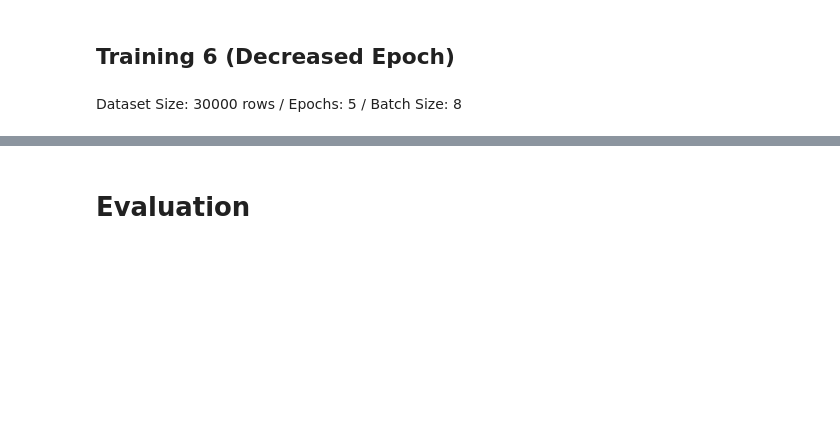
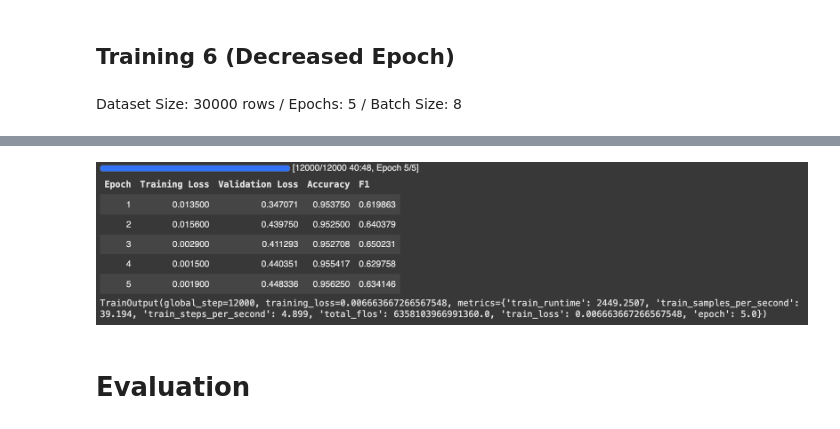
Before and after one commit to vhinatav/IAT360_FinalProject, a Jupyter notebook: ToxicCommentModel.ipynb, the cells around one changed output, grey strips where cells are left out. Saved outputs shown, nothing was run; the diff lists cells and outputs as text; code cells hidden in the pictures; blank space fills up the shorter version.

```diff
--- a/ToxicCommentModel.ipynb
+++ b/ToxicCommentModel.ipynb
@@ -196,3 +198,7 @@ KeyboardInterrupt:
+# %%
+Image.open('/content/Training_Results/Training_6.png')
+# %% [output]
+[figure, added]
 # %% [markdown]
 # **Evaluation**
 # %%
```
Also changed, not shown: parts of 9 cells of this notebook.
